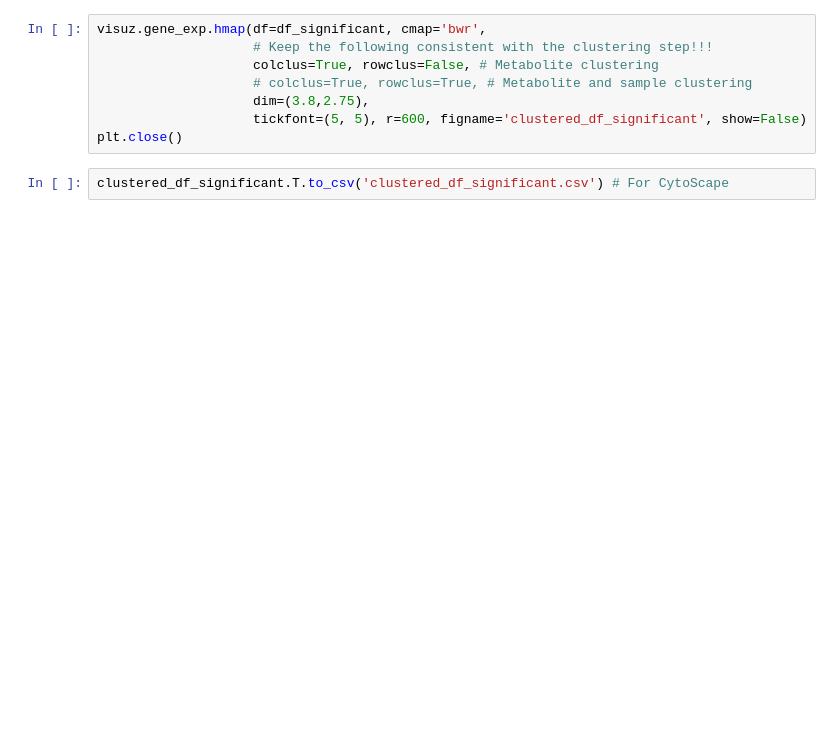
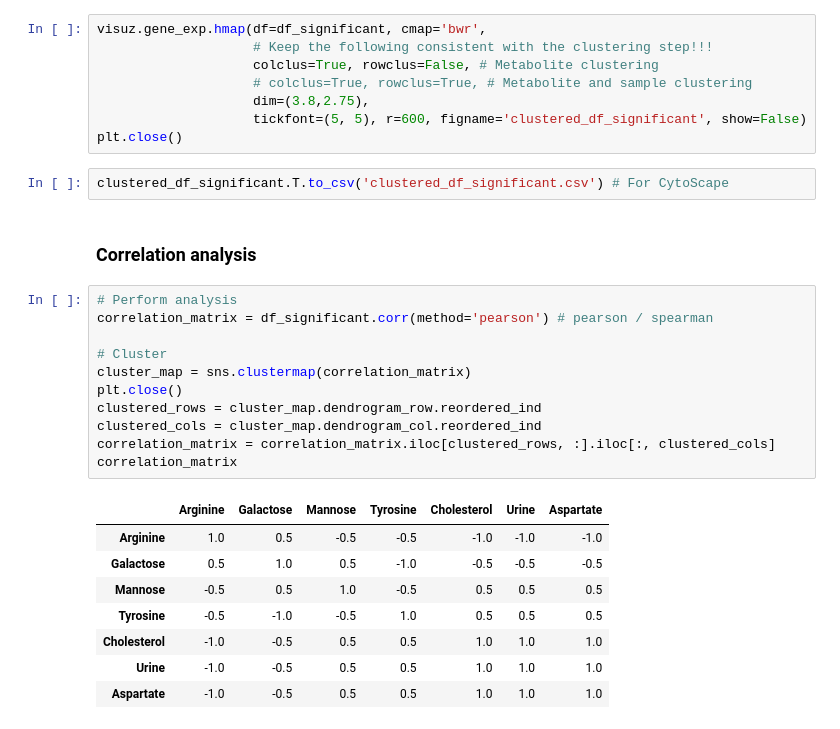
Before and after one commit to Perik-Zavodskii/BulkOmicsTools, a Jupyter notebook: LC-MS-MetaboloTools.ipynb, the cells around one changed output. Drawn from its saved outputs; the diff is of its cells as text; blank space fills up the shorter version.

Commit message:
Add correlation analysis

```diff
--- a/LC-MS-MetaboloTools.ipynb
+++ b/LC-MS-MetaboloTools.ipynb
@@ -252,3 +252,25 @@ visuz.gene_exp.hmap(df=df_significant, cmap='bwr',
 plt.close()
 # %%
 clustered_df_significant.T.to_csv('clustered_df_significant.csv') # For CytoScape
+# %% [markdown]
+### Correlation analysis
+# %%
+# Perform analysis
+correlation_matrix = df_significant.corr(method='pearson') # pearson / spearman
+
+# Cluster
+cluster_map = sns.clustermap(correlation_matrix)
+plt.close()
+clustered_rows = cluster_map.dendrogram_row.reordered_ind
+clustered_cols = cluster_map.dendrogram_col.reordered_ind
+correlation_matrix = correlation_matrix.iloc[clustered_rows, :].iloc[:, clustered_cols]
+correlation_matrix
+# %% [output]
+|  | Arginine | Galactose | Mannose | Tyrosine | Cholesterol | Urine | Aspartate |
+| Arginine | 1.0 | 0.5 | -0.5 | -0.5 | -1.0 | -1.0 | -1.0 |
+| Galactose | 0.5 | 1.0 | 0.5 | -1.0 | -0.5 | -0.5 | -0.5 |
+| Mannose | -0.5 | 0.5 | 1.0 | -0.5 | 0.5 | 0.5 | 0.5 |
+| Tyrosine | -0.5 | -1.0 | -0.5 | 1.0 | 0.5 | 0.5 | 0.5 |
+| Cholesterol | -1.0 | -0.5 | 0.5 | 0.5 | 1.0 | 1.0 | 1.0 |
+| Urine | -1.0 | -0.5 | 0.5 | 0.5 | 1.0 | 1.0 | 1.0 |
+| Aspartate | -1.0 | -0.5 | 0.5 | 0.5 | 1.0 | 1.0 | 1.0 |
```
Also changed, not shown: parts of 6 cells of this notebook, 5 other files.
